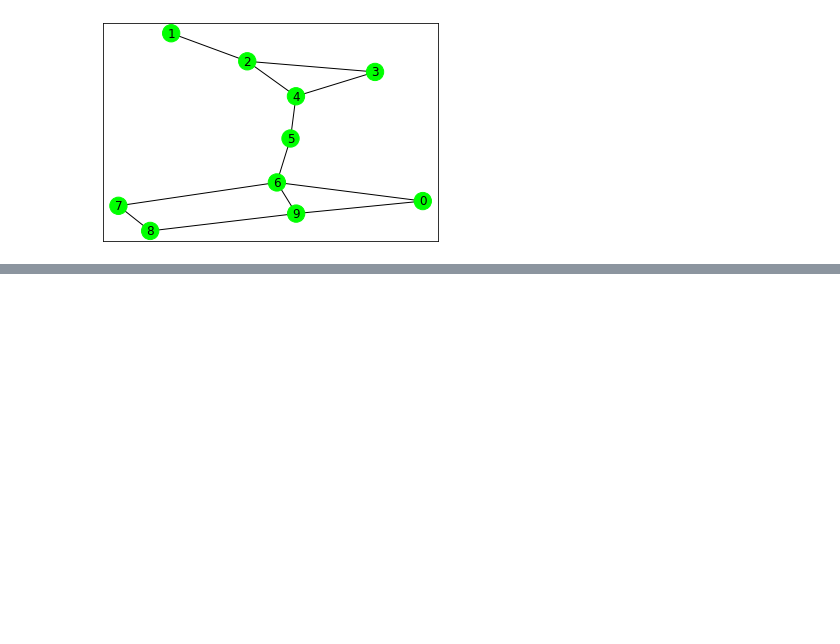
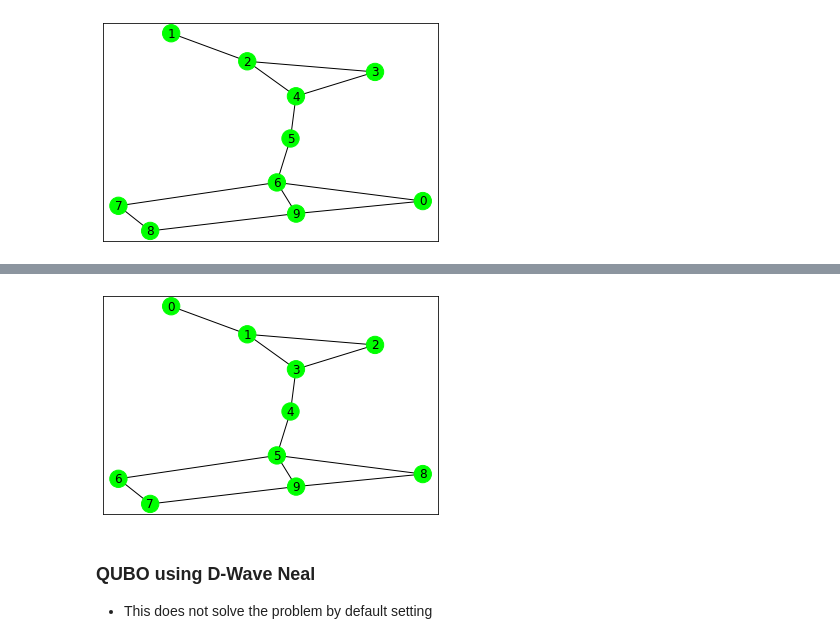
Before and after one commit to CDL-Quantum/CohortProject_2020, a Jupyter notebook: Project_4_Ising_Annealer/Challenge2.ipynb, the cells around one changed output, grey strips where cells are left out. Saved outputs shown, nothing was run; the diff lists cells and outputs as text; code cells hidden in the pictures; blank space fills up the shorter version.

```diff
--- a/Project_4_Ising_Annealer/Challenge2.ipynb
+++ b/Project_4_Ising_Annealer/Challenge2.ipynb
@@ -323,0 +408,17 @@ draw_graph(G, node_color_list, node_label_dict)
+# %%
+from tabu import TabuSampler
+sampler = TabuSampler()
+answer = sampler.sample(bqm)
+lowest = answer.lowest()
+# %%
+solution = lowest.to_pandas_dataframe().iloc[0, 0:100].to_numpy().reshape(10, 10)
+
+path = find_path(solution)
+node_color_list = build_color_list(G.nodes, path)
+node_label_dict = build_node_path_label_dictionary(G.nodes, path)
+draw_graph(G, node_color_list, node_label_dict)
+# %% [output]
+[figure, added]
+# %% [markdown]
+### QUBO using D-Wave Neal
+- This does not solve the problem by default setting
```
Also changed, not shown: parts of 10 cells of this notebook, 2 other files.
